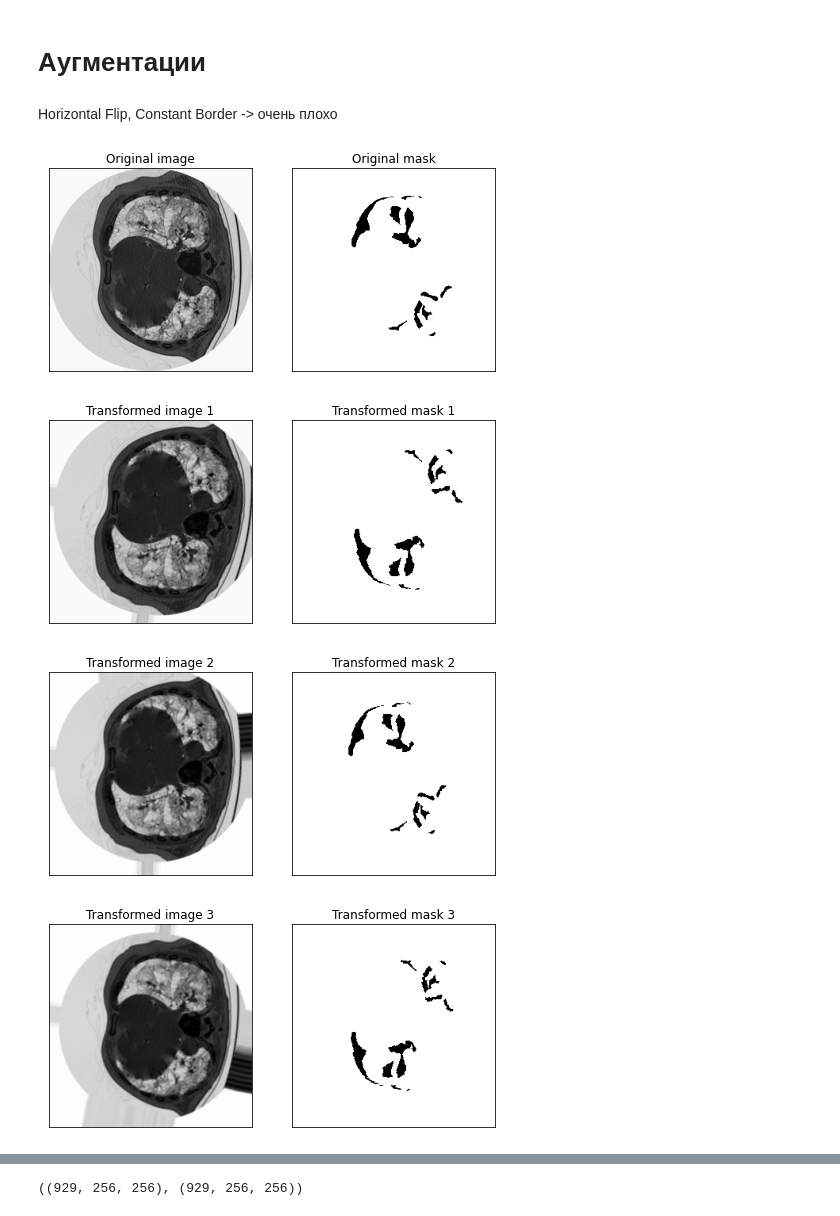
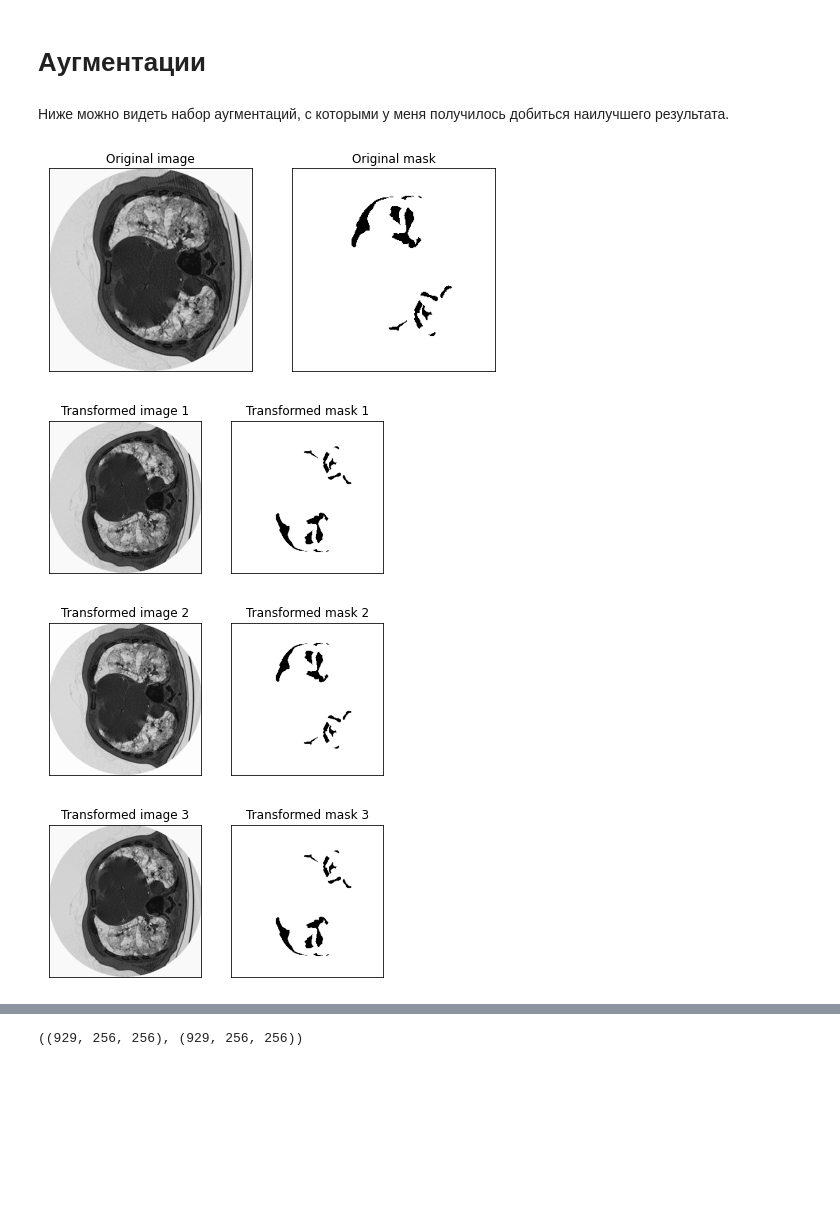
Before and after one commit to elizabethfeden/covid-tomography, a Jupyter notebook: augmentations.ipynb, the cells around one changed output, grey strips where cells are left out. Saved outputs shown, nothing was run; the diff lists cells and outputs as text; code cells hidden in the pictures; blank space fills up the shorter version.

```diff
--- a/augmentations.ipynb
+++ b/augmentations.ipynb
@@ -75,7 +75,11 @@ gc.collect()
 # %%
 class Dataset(data.Dataset):
     def __init__(self, X, y, augmentations=None):
-        self.X = X.reshape(-1, 1, X.shape[1], X.shape[2]).astype(np.float32)
+        X = X.reshape(-1, 1, X.shape[1], X.shape[2]).astype(np.float32)
+        X = (X - X.min())
+        X = X / X.max()
+
+        self.X = X
         self.y = y
         self.augmentations = augmentations
 
@@ -83,10 +87,11 @@ class Dataset(data.Dataset):
         return self.y.shape[0]
 
     def __getitem__(self, i):
-        x_el, y_el = self.X[i], self.y[i]
+        x_el, y_el = copy.deepcopy(self.X[i]), copy.deepcopy(self.y[i])
         if self.augmentations is not None:
           sample = self.augmentations(image=x_el[0], mask=y_el)
-          x_el[0], y_el = sample['image'], sample['mask']
+          x_el[0] = sample['image']
+          y_el = sample['mask']
 
         x_el = torch.from_numpy(x_el).to(device)
         y_el = torch.from_numpy(y_el.astype(np.int64)).to(device)
@@ -195,42 +216,37 @@ def create_network(n_classes):
 # %% [markdown]
 # Аугментации
 # %% [markdown]
-Horizontal Flip, Constant Border -> очень плохо
+Ниже можно видеть набор аугментаций, с которыми у меня получилось добиться наилучшего результата.
 # %%
 train_transform = albu.Compose([
     albu.VerticalFlip(p=0.5),
-
-    albu.ShiftScaleRotate(rotate_limit=5, shift_limit=0.05, scale_limit=0.001,
-                              p=1, border_mode=cv2.BORDER_REPLICATE),
-
-    #albu.PadIfNeeded(min_height=256, min_width=256, always_apply=True,
-    #                 border_mode=cv2.BORDER_REPLICATE),
-    #albu.RandomCrop(height=256, width=256, always_apply=True),
-
-    #albu.Normalize(mean=0, std=1),
-    #albu.ToGray(p=1),
-    #albu.CLAHE(p=0.5),
-    #albu.RandomBrightness(p=1)
-    #albu.RandomBrightnessContrast(brightness_limit=0.05, contrast_limit=0.05, p=1),
+    albu.OneOf([
+    albu.ShiftScaleRotate(rotate_limit=15, shift_limit=0.05, scale_limit=0.05,
+                          p=0.5, border_mode=cv2.BORDER_REPLICATE),
+    albu.GridDistortion(p=0.5)
+    ], p=0.3),
+    albu.RandomBrightnessContrast(brightness_limit=0.1, contrast_limit=0.1, p=0.5),
 ])
 
 test_transform = None
 # %%
 # Visualize transformations
+
 X = im_medseg[0, 0].reshape((1, 256, 256))
 y = mk_medseg[0, 0].reshape((1, 256, 256))
+
 dataset = Dataset(X, y, train_transform)
 
-helpers.show_im_row(np.vstack((X, y)), size=4,
+helpers.show_im_row(np.vstack((X, y)), size=3,
                     titles=['Original image', 'Original mask'])
 
-for i in range(4):
+for i in range(3):
   x_el, y_el = dataset[0]
   x_el, y_el = x_el.cpu().numpy(), y_el.cpu().numpy()
-  helpers.show_im_row(np.vstack((x_el, y_el.reshape(1, 256, 256))), size=4,
+  helpers.show_im_row(np.vstack((x_el, y_el.reshape(1, 256, 256))), size=3,
                       titles=[f'Transformed image {i+1}', f'Transformed mask {i+1}'])
 # %% [output]
 [figure]
-[figure, old version]
+[figure, new version]
-[figure, old version]
+[figure, new version]
-[figure, old version]
+[figure, new version]
```
Also changed, not shown: parts of 15 cells of this notebook.
